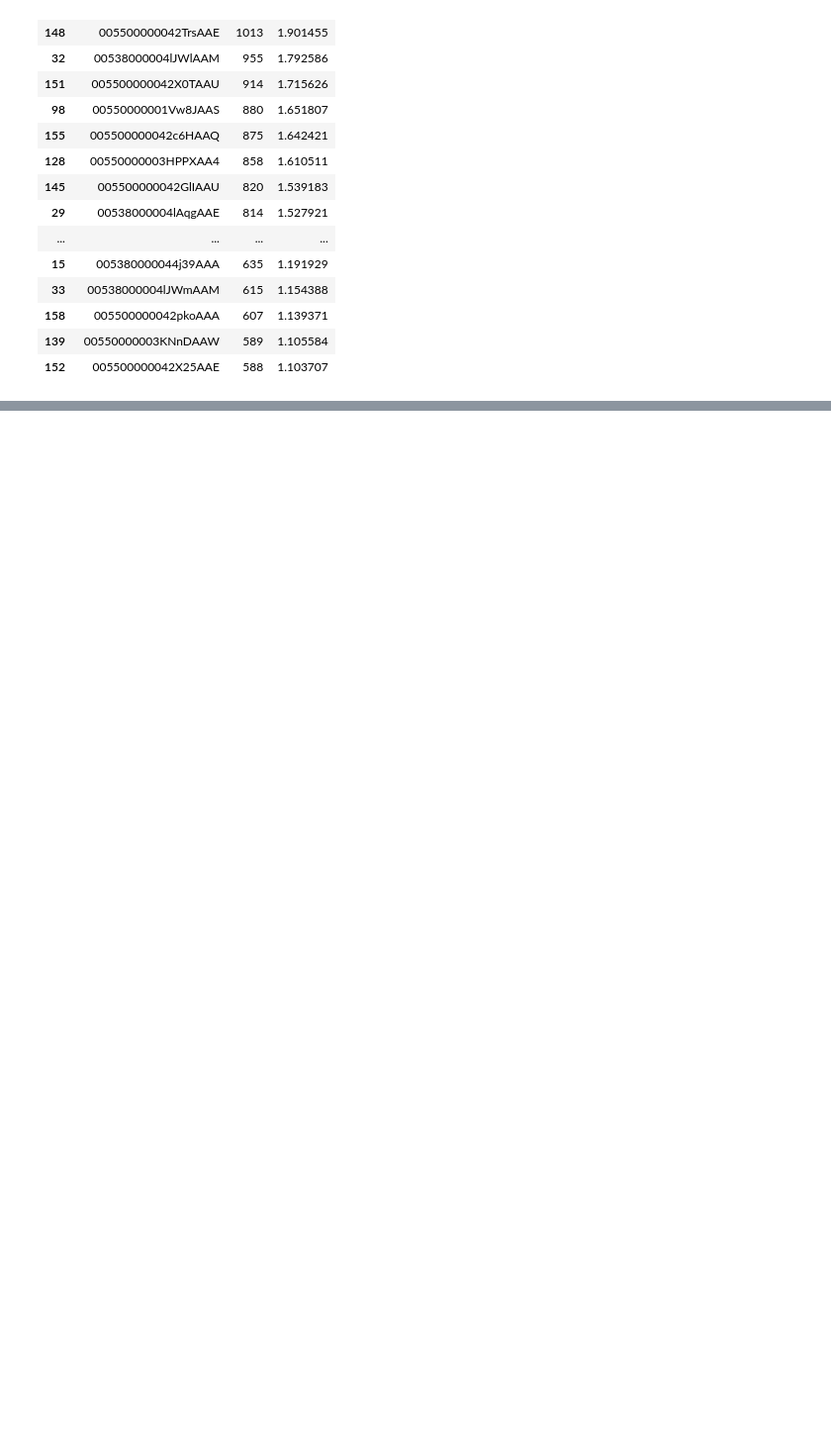
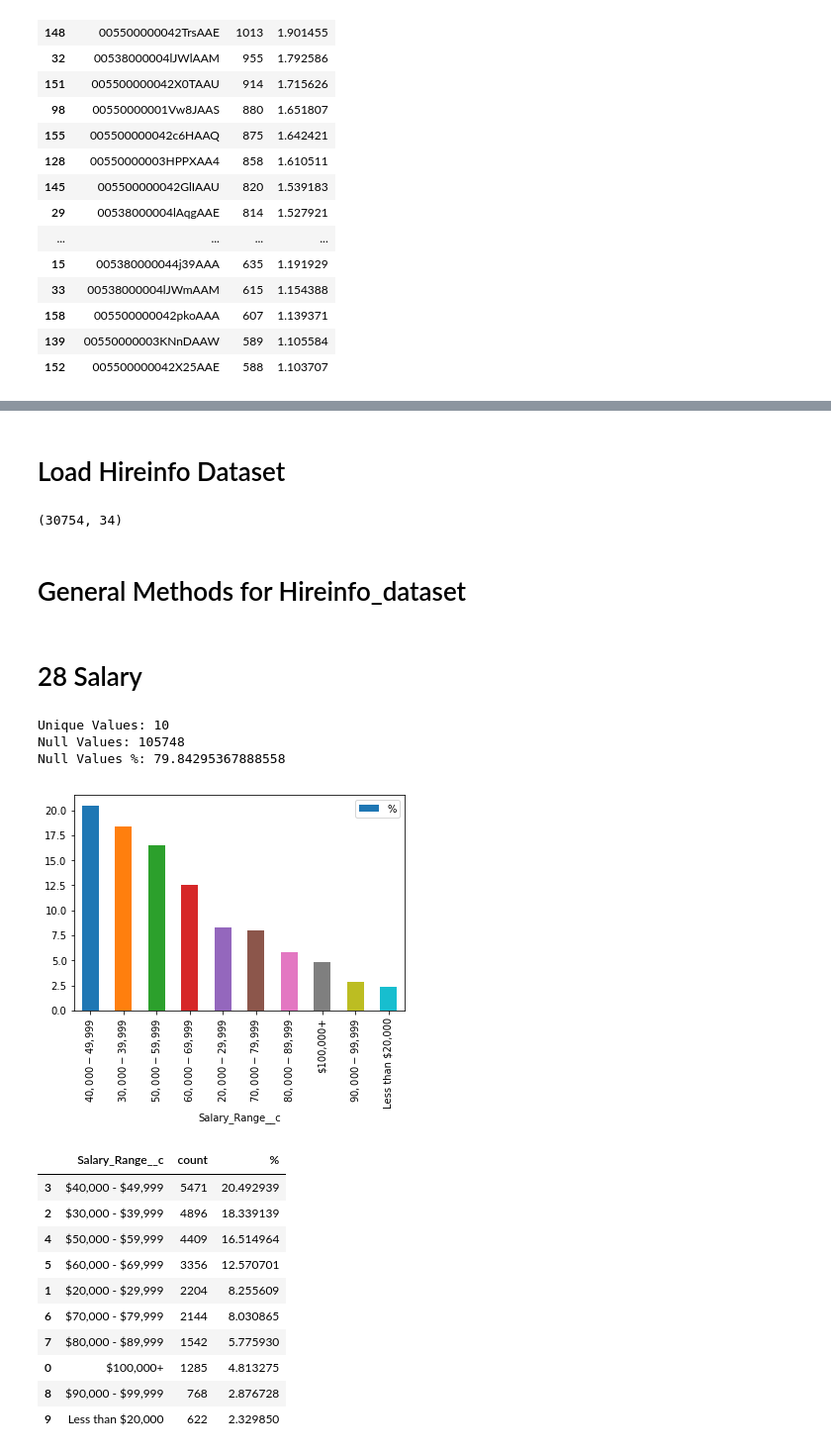
Before and after one commit to iAlhasan/DSP-Project, a Jupyter notebook: 01-DSP-Data Dictionary.ipynb, the cells around one changed output, grey strips where cells are left out. Shown at 99% size. Drawn from its saved outputs; the diff is of its cells as text; code cells hidden in the pictures; blank space fills up the shorter version.

```diff
--- a/01-DSP-Data Dictionary.ipynb
+++ b/01-DSP-Data Dictionary.ipynb
@@ -468,0 +477,47 @@ Null Values %: 59.775755974177954
+# %% [markdown]
+# Load Hireinfo Dataset
+# %%
+Hireinfo_dataset = pd.read_csv('SalesForce_Hire_Information__c.csv', encoding='latin', low_memory=False)
+Hireinfo_dataset.shape
+# %% [output]
+(30754, 34)
+# %% [markdown]
+# General Methods for Hireinfo_dataset
+# %%
+def count_unique_null(feature):
+    print("Unique Values:", Hireinfo_dataset[feature].nunique())
+    print("Null Values:", Hireinfo_dataset[feature].isna().sum())
+    print("Null Values %:", Hireinfo_dataset[feature].isna().sum()/len(contact_dataset.index)*100)
+def count_table(feature):
+    Hireinfo_dataset_by_feature = Hireinfo_dataset.groupby(feature)
+    countTable = Hireinfo_dataset_by_feature[feature].agg(['count'])
+    total_feature = countTable.values.sum()
+    proportion = np.divide(countTable['count'], total_feature/100)
+    countTable['%'] = proportion
+    countTable = countTable.reset_index()
+    return countTable.nlargest(25, 'count')
+def summary(feature):
+    count_unique_null(feature)
+    plot = count_table(feature).plot(x = feature, y = '%', kind = 'bar')
+    plt.show()
+    return count_table(feature)
+# %% [markdown]
+# 28 Salary
+# %%
+summary('Salary_Range__c')
+# %% [output]
+Unique Values: 10
+Null Values: 105748
+Null Values %: 79.84295367888558
+[figure, added]
+|  | Salary_Range__c | count | % |
+| 3 | $40,000 - $49,999 | 5471 | 20.492939 |
+| 2 | $30,000 - $39,999 | 4896 | 18.339139 |
+| 4 | $50,000 - $59,999 | 4409 | 16.514964 |
+| 5 | $60,000 - $69,999 | 3356 | 12.570701 |
+| 1 | $20,000 - $29,999 | 2204 | 8.255609 |
+| 6 | $70,000 - $79,999 | 2144 | 8.030865 |
+| 7 | $80,000 - $89,999 | 1542 | 5.775930 |
+| 0 | $100,000+ | 1285 | 4.813275 |
+| 8 | $90,000 - $99,999 | 768 | 2.876728 |
+| 9 | Less than $20,000 | 622 | 2.329850 |
```
Also changed, not shown: parts of 10 cells of this notebook.
